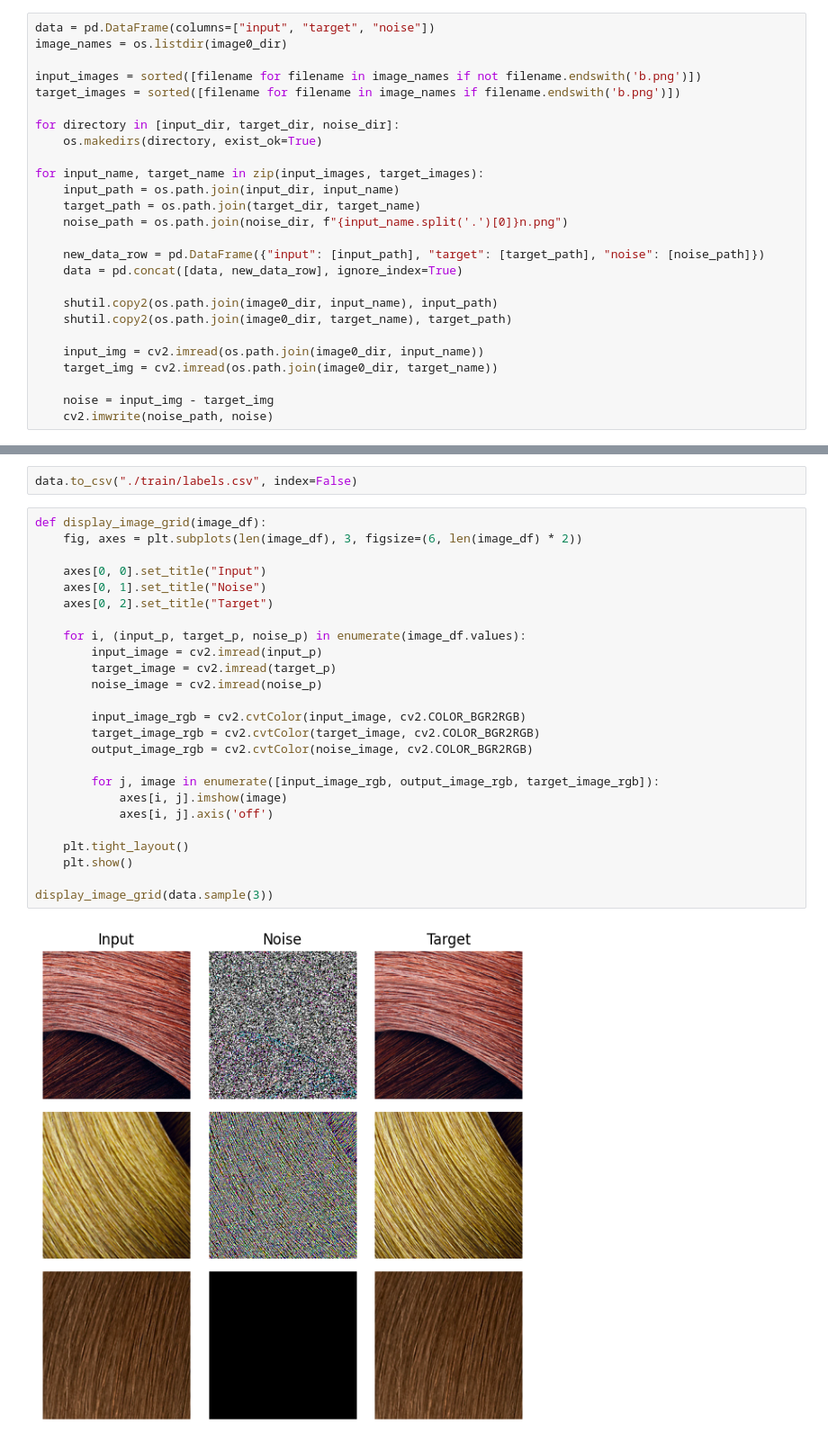
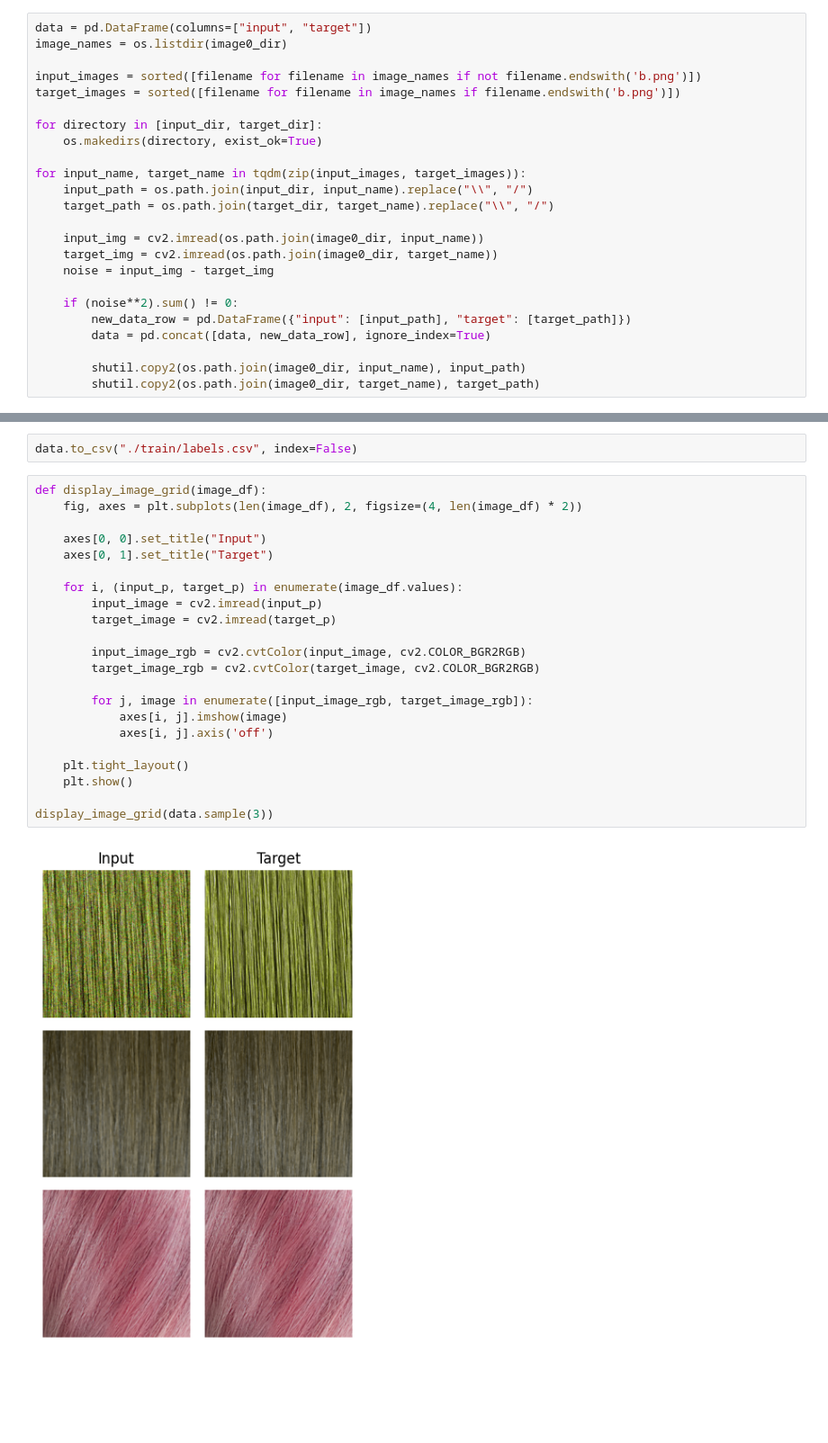
Before and after one commit to glebtk/Retouch-Pure-Hair, a Jupyter notebook: dataset/prepare_dataset.ipynb, the cells around one changed output, grey strips where cells are left out. Shown: that part at 90% size. Cells and saved outputs as stored; diff of their text form; blank space fills up the shorter version.

Commit message:
Added a filter for noiseless images, fixed bugs with noise images

```diff
--- a/dataset/prepare_dataset.ipynb
+++ b/dataset/prepare_dataset.ipynb
@@ -17,29 +16,27 @@ noise_dir = "./train/noise"
 # %%
-data = pd.DataFrame(columns=["input", "target", "noise"])
+data = pd.DataFrame(columns=["input", "target"])
 image_names = os.listdir(image0_dir)
 
 input_images = sorted([filename for filename in image_names if not filename.endswith('b.png')])
 target_images = sorted([filename for filename in image_names if filename.endswith('b.png')])
 
-for directory in [input_dir, target_dir, noise_dir]:
+for directory in [input_dir, target_dir]:
     os.makedirs(directory, exist_ok=True)
 
-for input_name, target_name in zip(input_images, target_images):
-    input_path = os.path.join(input_dir, input_name)
-    target_path = os.path.join(target_dir, target_name)
-    noise_path = os.path.join(noise_dir, f"{input_name.split('.')[0]}n.png")
-
-    new_data_row = pd.DataFrame({"input": [input_path], "target": [target_path], "noise": [noise_path]})
-    data = pd.concat([data, new_data_row], ignore_index=True)
-
-    shutil.copy2(os.path.join(image0_dir, input_name), input_path)
-    shutil.copy2(os.path.join(image0_dir, target_name), target_path)
+for input_name, target_name in tqdm(zip(input_images, target_images)):
+    input_path = os.path.join(input_dir, input_name).replace("\\", "/")
+    target_path = os.path.join(target_dir, target_name).replace("\\", "/")
 
     input_img = cv2.imread(os.path.join(image0_dir, input_name))
     target_img = cv2.imread(os.path.join(image0_dir, target_name))
+    noise = input_img - target_img
 
-    noise = input_img - target_img
-    cv2.imwrite(noise_path, noise)
+    if (noise**2).sum() != 0:
+        new_data_row = pd.DataFrame({"input": [input_path], "target": [target_path]})
+        data = pd.concat([data, new_data_row], ignore_index=True)
+
+        shutil.copy2(os.path.join(image0_dir, input_name), input_path)
+        shutil.copy2(os.path.join(image0_dir, target_name), target_path)
 # %%
 data.sample(5)
 # %% [output]
@@ -53,31 +62,28 @@ data.sample(5)
 data.to_csv("./train/labels.csv", index=False)
 # %%
 def display_image_grid(image_df):
-    fig, axes = plt.subplots(len(image_df), 3, figsize=(6, len(image_df) * 2))
+    fig, axes = plt.subplots(len(image_df), 2, figsize=(4, len(image_df) * 2))
 
     axes[0, 0].set_title("Input")
-    axes[0, 1].set_title("Noise")
-    axes[0, 2].set_title("Target")
+    axes[0, 1].set_title("Target")
 
-    for i, (input_p, target_p, noise_p) in enumerate(image_df.values):
+    for i, (input_p, target_p) in enumerate(image_df.values):
         input_image = cv2.imread(input_p)
         target_image = cv2.imread(target_p)
-        noise_image = cv2.imread(noise_p)
 
         input_image_rgb = cv2.cvtColor(input_image, cv2.COLOR_BGR2RGB)
         target_image_rgb = cv2.cvtColor(target_image, cv2.COLOR_BGR2RGB)
-        output_image_rgb = cv2.cvtColor(noise_image, cv2.COLOR_BGR2RGB)
 
-        for j, image in enumerate([input_image_rgb, output_image_rgb, target_image_rgb]):
+        for j, image in enumerate([input_image_rgb, target_image_rgb]):
             axes[i, j].imshow(image)
             axes[i, j].axis('off')
 
     plt.tight_layout()
     plt.show()
 
 display_image_grid(data.sample(3))
 # %% [output]
-[figure, old version]
+[figure, new version]
 # %%
 brightness_values = []
 
```
Also changed, not shown: parts of 4 cells of this notebook.
